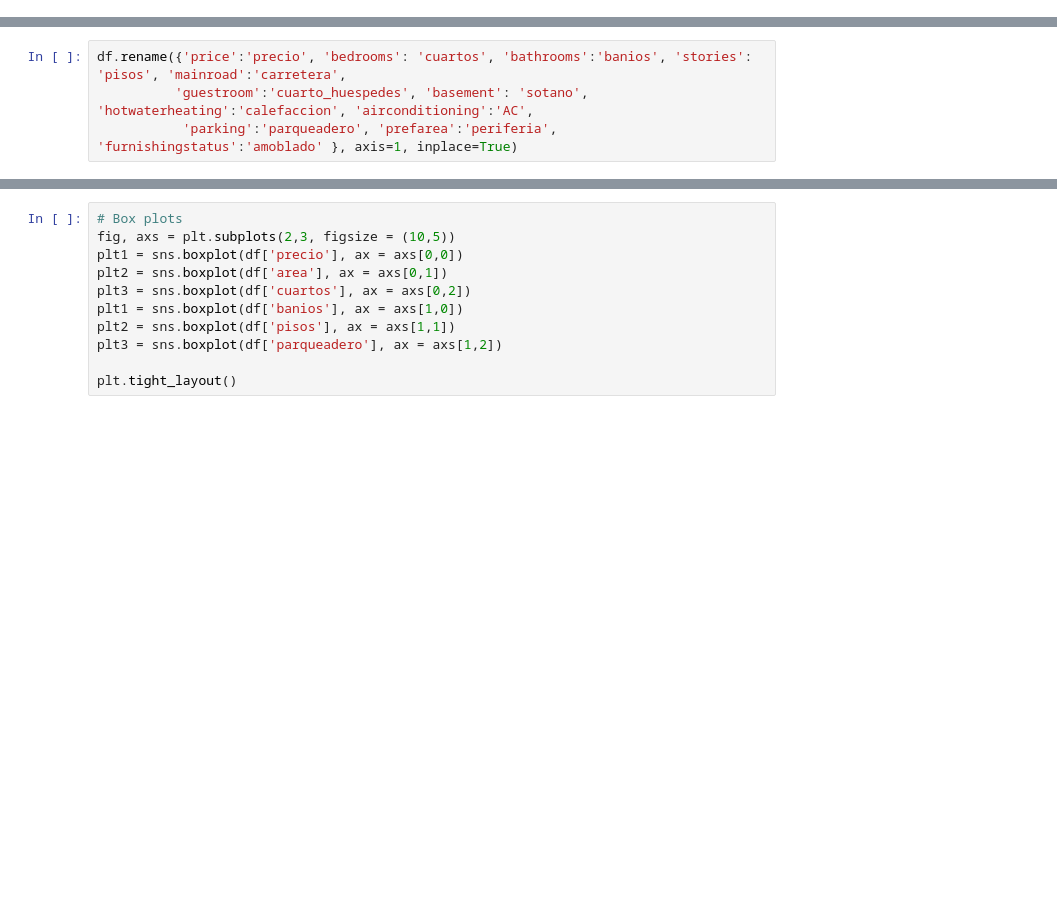
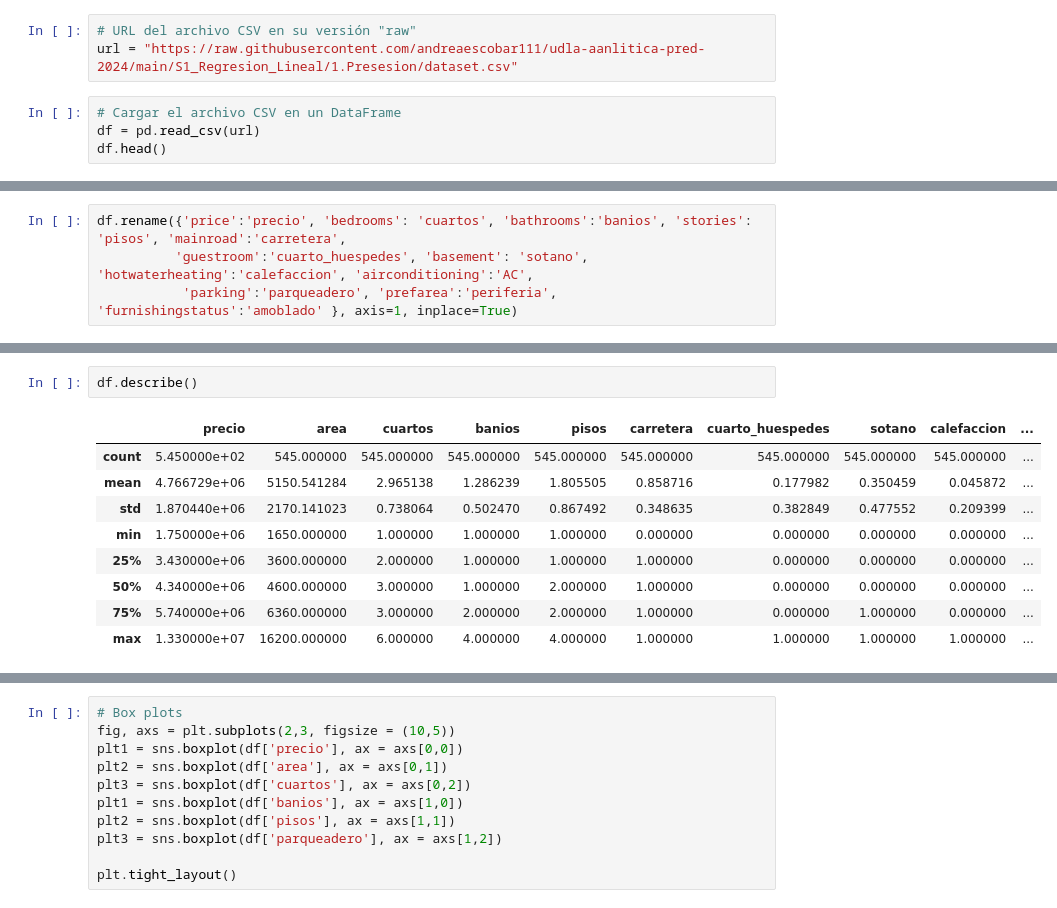
Before and after one commit to andreaescobar111/udla-aanlitica-pred-2024, a Jupyter notebook: S1_Regresion_Lineal/1.Presesion/Unidad_No. 1_Regresion múltiple aplicada.ipynb, the cells around one changed output, grey strips where cells are left out. Cells and saved outputs as stored; diff of their text form; blank space fills up the shorter version.

```diff
--- a/S1_Regresion_Lineal/1.Presesion/Unidad_No. 1_Regresion múltiple aplicada.ipynb
+++ b/S1_Regresion_Lineal/1.Presesion/Unidad_No. 1_Regresion múltiple aplicada.ipynb
@@ -204,0 +262,7 @@ df
+# %%
+# URL del archivo CSV en su versión "raw"
+url = "https://raw.githubusercontent.com/andreaescobar111/udla-aanlitica-pred-2024/main/S1_Regresion_Lineal/1.Presesion/dataset.csv"
+# %%
+# Cargar el archivo CSV en un DataFrame
+df = pd.read_csv(url)
+df.head()
@@ -210,0 +322,12 @@ df.rename({'price':'precio', 'bedrooms': 'cuartos', 'bathrooms':'banios', 'stori
+# %%
+df.describe()
+# %% [output]
+|  | precio | area | cuartos | banios | pisos | carretera | cuarto_huespedes | sotano | calefaccion | ... |
+| count | 5.450000e+02 | 545.000000 | 545.000000 | 545.000000 | 545.000000 | 545.000000 | 545.000000 | 545.000000 | 545.000000 | ... |
+| mean | 4.766729e+06 | 5150.541284 | 2.965138 | 1.286239 | 1.805505 | 0.858716 | 0.177982 | 0.350459 | 0.045872 | ... |
+| std | 1.870440e+06 | 2170.141023 | 0.738064 | 0.502470 | 0.867492 | 0.348635 | 0.382849 | 0.477552 | 0.209399 | ... |
+| min | 1.750000e+06 | 1650.000000 | 1.000000 | 1.000000 | 1.000000 | 0.000000 | 0.000000 | 0.000000 | 0.000000 | ... |
+| 25% | 3.430000e+06 | 3600.000000 | 2.000000 | 1.000000 | 1.000000 | 1.000000 | 0.000000 | 0.000000 | 0.000000 | ... |
+| 50% | 4.340000e+06 | 4600.000000 | 3.000000 | 1.000000 | 2.000000 | 1.000000 | 0.000000 | 0.000000 | 0.000000 | ... |
+| 75% | 5.740000e+06 | 6360.000000 | 3.000000 | 2.000000 | 2.000000 | 1.000000 | 0.000000 | 1.000000 | 0.000000 | ... |
+| max | 1.330000e+07 | 16200.000000 | 6.000000 | 4.000000 | 4.000000 | 1.000000 | 1.000000 | 1.000000 | 1.000000 | ... |
```
Also changed, not shown: parts of 45 cells of this notebook.
